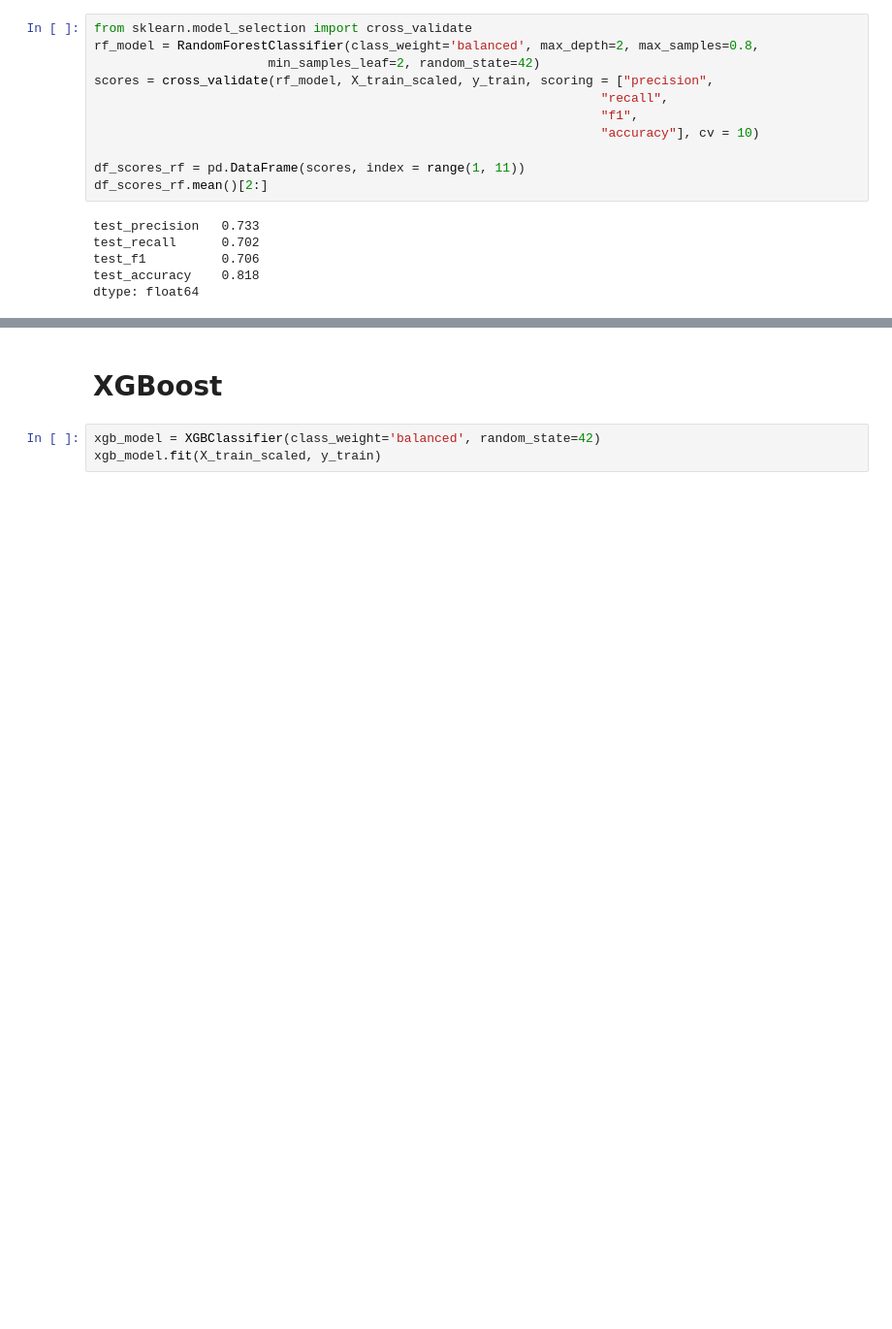
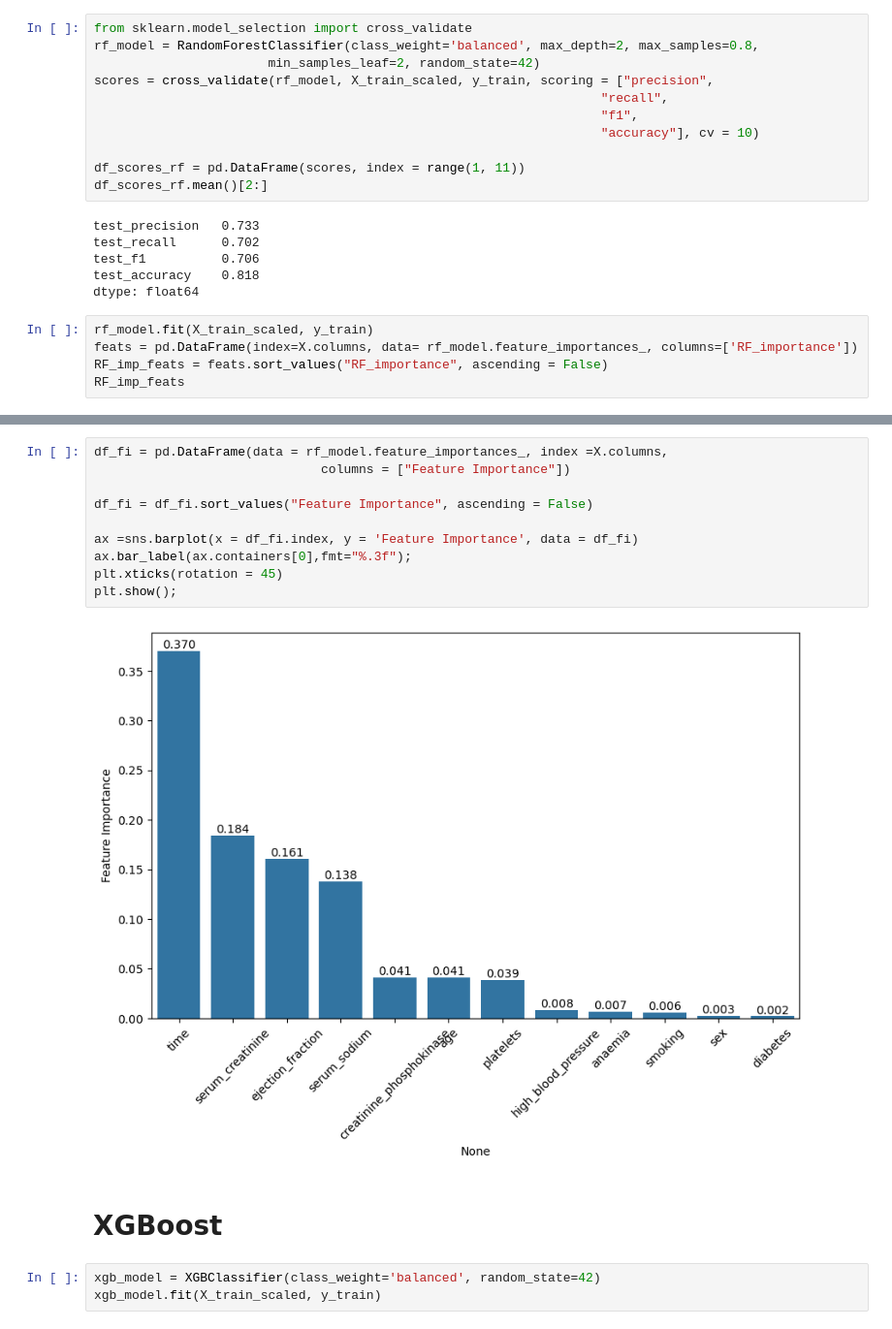
Before and after one commit to Enejan-H/Machine-Learning-Projects, a Jupyter notebook: Extra_Heart Failure Clinical Records/Bitirme projesi/Heart failure clinical recordss.ipynb, the cells around one changed output, grey strips where cells are left out. Shown at 97% size. Drawn from its saved outputs; the diff is of its cells as text; blank space fills up the shorter version.

```diff
--- a/Extra_Heart Failure Clinical Records/Bitirme projesi/Heart failure clinical recordss.ipynb
+++ b/Extra_Heart Failure Clinical Records/Bitirme projesi/Heart failure clinical recordss.ipynb
@@ -915,3 +954,8 @@ test_recall      0.702
 test_f1          0.706
 test_accuracy    0.818
 dtype: float64
+# %%
+rf_model.fit(X_train_scaled, y_train)
+feats = pd.DataFrame(index=X.columns, data= rf_model.feature_importances_, columns=['RF_importance'])
+RF_imp_feats = feats.sort_values("RF_importance", ascending = False)
+RF_imp_feats
@@ -918,3 +976,15 @@ dtype: float64
+# %%
+df_fi = pd.DataFrame(data = rf_model.feature_importances_, index =X.columns,
+                              columns = ["Feature Importance"])
+
+df_fi = df_fi.sort_values("Feature Importance", ascending = False)
+
+ax =sns.barplot(x = df_fi.index, y = 'Feature Importance', data = df_fi)
+ax.bar_label(ax.containers[0],fmt="%.3f");
+plt.xticks(rotation = 45)
+plt.show();
+# %% [output]
+[figure, added]
 # %% [markdown]
 # XGBoost
 # %%
```
Also changed, not shown: parts of 21 cells of this notebook, 3 other files.
